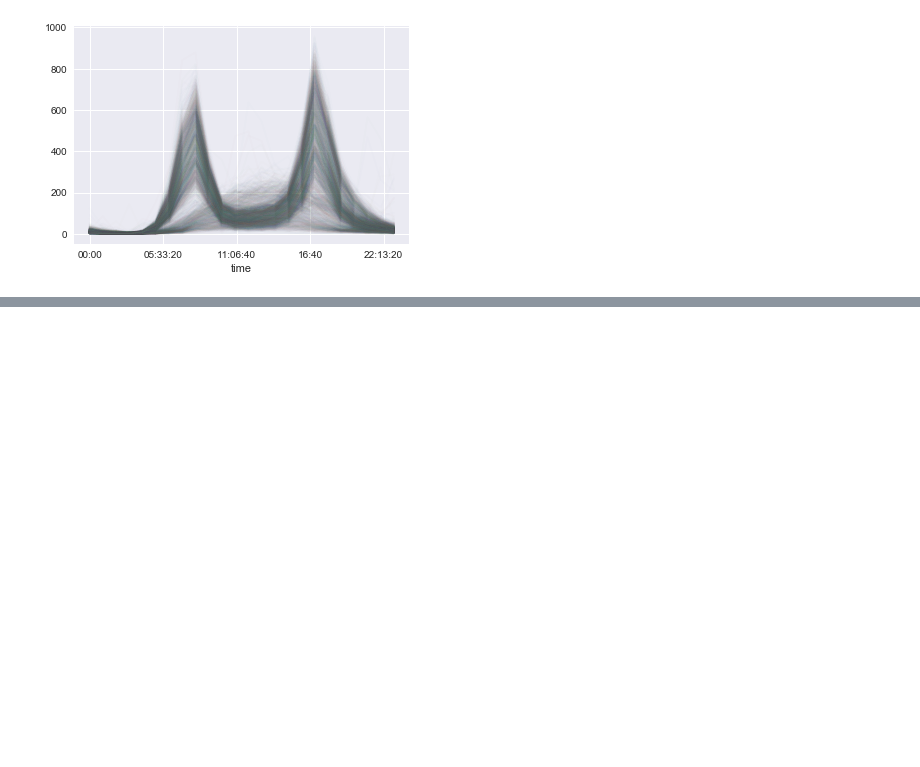
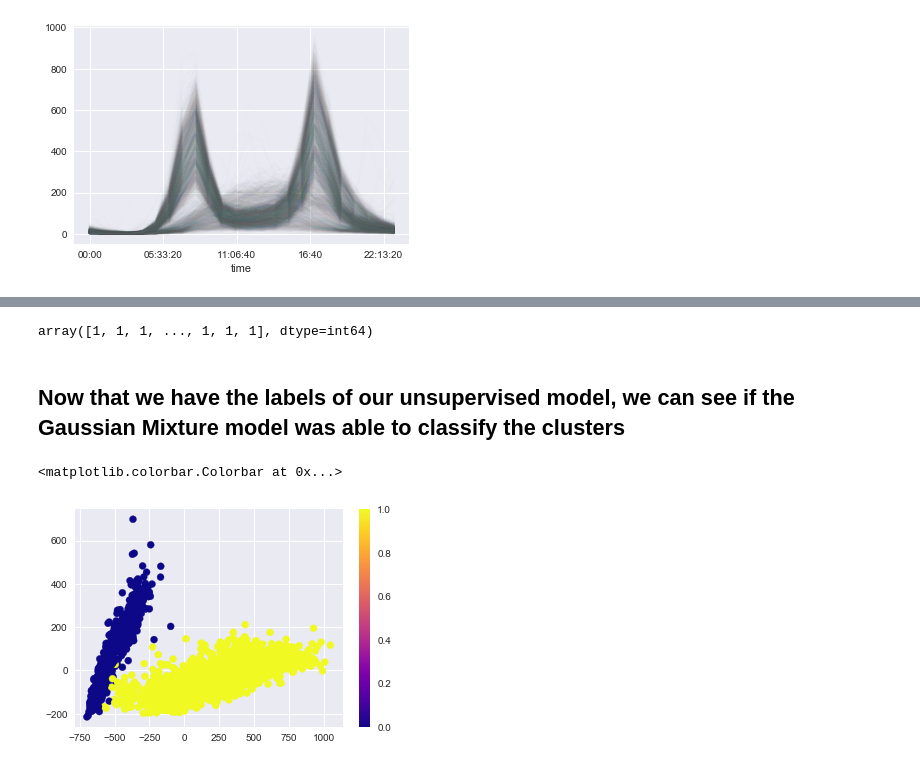
Before and after one commit to Takkoyanagi/Seattle_Fremont_Bike_Counter, a Jupyter notebook: Seattle_Fremont_Bike_Counter.ipynb, the cells around one changed output, grey strips where cells are left out. Drawn from its saved outputs; the diff is of its cells as text; code cells hidden in the pictures; blank space fills up the shorter version.

```diff
--- a/Seattle_Fremont_Bike_Counter.ipynb
+++ b/Seattle_Fremont_Bike_Counter.ipynb
@@ -44,0 +97,15 @@ pivoted.plot(legend=False, alpha=0.01)
+# %%
+gmm = GaussianMixture(2)
+gmm.fit(X)
+labels = gmm.predict(X)
+labels
+# %% [output]
+array([1, 1, 1, ..., 1, 1, 1], dtype=int64)
+# %% [markdown]
+## Now that we have the labels of our unsupervised model, we can see if the Gaussian Mixture model was able to classify the clusters
+# %%
+plt.scatter(X2[:,0], X2[:,1], c=labels, cmap='plasma')
+plt.colorbar()
+# %% [output]
+<matplotlib.colorbar.Colorbar at 0x...>
+[figure, added]
```
Also changed, not shown: parts of 30 cells of this notebook, 2 other files.
